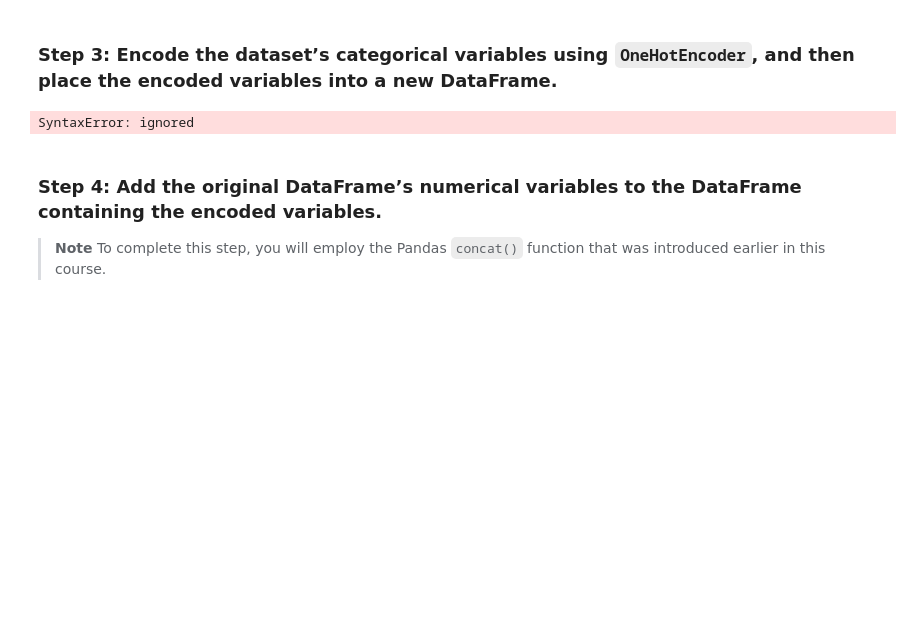
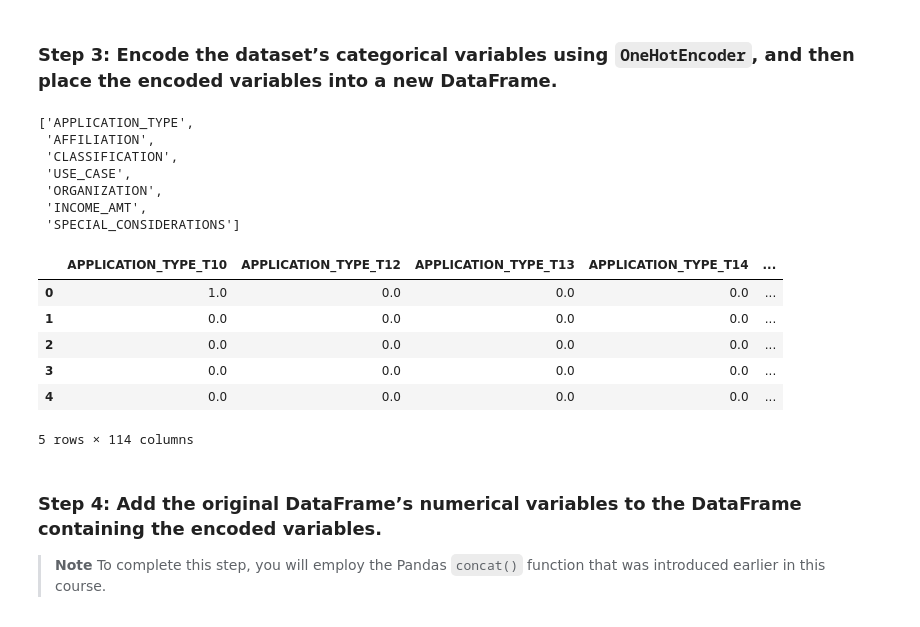
Before and after one commit to danicavalera/NeuralNetworkModel, a Jupyter notebook: Copy_of_venture_funding_with_deep_learning.ipynb, the cells around one changed output. Saved outputs shown, nothing was run; the diff lists cells and outputs as text; code cells hidden in the pictures; blank space fills up the shorter version.

```diff
--- a/Copy_of_venture_funding_with_deep_learning.ipynb
+++ b/Copy_of_venture_funding_with_deep_learning.ipynb
@@ -153,11 +151,18 @@ applicant_data_df.head()
 ### Step 3: Encode the dataset’s categorical variables using `OneHotEncoder`, and then place the encoded variables into a new DataFrame.
 # %%
 # Create a list of categorical variables
-categorical_variables = # YOUR CODE HERE
+#categorical_variables = ["APPLICATION_TYPE", "AFFILIATION", "CLASSIFICATION", "USE_CASE", "ORGANIZATION", "STATUS", "INCOME_AMT", "SPECIAL_CONSIDERATIONS", "ASK_AMT", "IS_SUCCESSFUL"]
+categorical_variables = list(applicant_data_df.dtypes[applicant_data_df.dtypes=="object"].index)
 
 # Display the categorical variables list
-# YOUR CODE HERE
+categorical_variables
 # %% [output]
-SyntaxError: ignored
+['APPLICATION_TYPE',
+ 'AFFILIATION',
+ 'CLASSIFICATION',
+ 'USE_CASE',
+ 'ORGANIZATION',
+ 'INCOME_AMT',
+ 'SPECIAL_CONSIDERATIONS']
 # %%
 # Create a OneHotEncoder instance
@@ -168,9 +173,20 @@ encoded_data = # YOUR CODE HERE
 # %%
 # Create a DataFrame with the encoded variables
-encoded_df = # YOUR CODE HERE
+encoded_df = pd.DataFrame(
+    encoded_data,
+    columns = enc.get_feature_names(categorical_variables)
+)
 
 # Review the DataFrame
-# YOUR CODE HERE
+encoded_df.head()
+# %% [output]
+|  | APPLICATION_TYPE_T10 | APPLICATION_TYPE_T12 | APPLICATION_TYPE_T13 | APPLICATION_TYPE_T14 | ... |
+| 0 | 1.0 | 0.0 | 0.0 | 0.0 | ... |
+| 1 | 0.0 | 0.0 | 0.0 | 0.0 | ... |
+| 2 | 0.0 | 0.0 | 0.0 | 0.0 | ... |
+| 3 | 0.0 | 0.0 | 0.0 | 0.0 | ... |
+| 4 | 0.0 | 0.0 | 0.0 | 0.0 | ... |
+5 rows × 114 columns
 # %% [markdown]
 ### Step 4: Add the original DataFrame’s numerical variables to the DataFrame containing the encoded variables.
 
```
Also changed, not shown: parts of 8 cells of this notebook.
